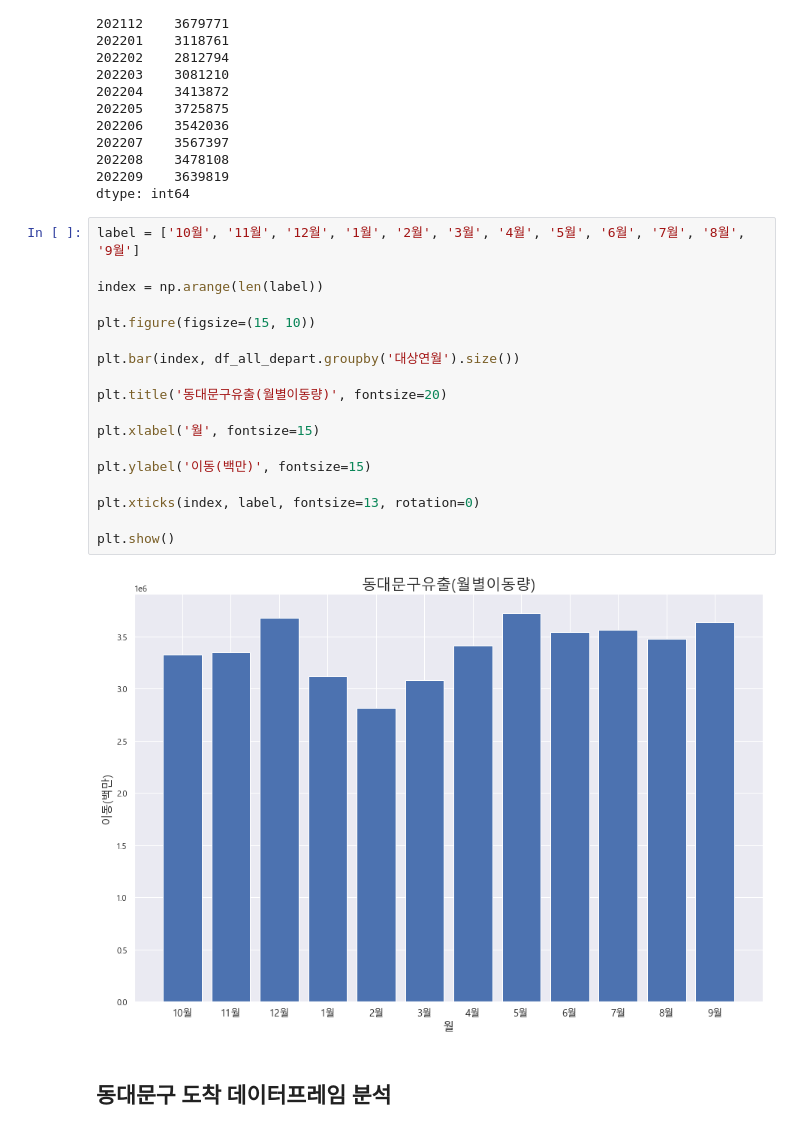
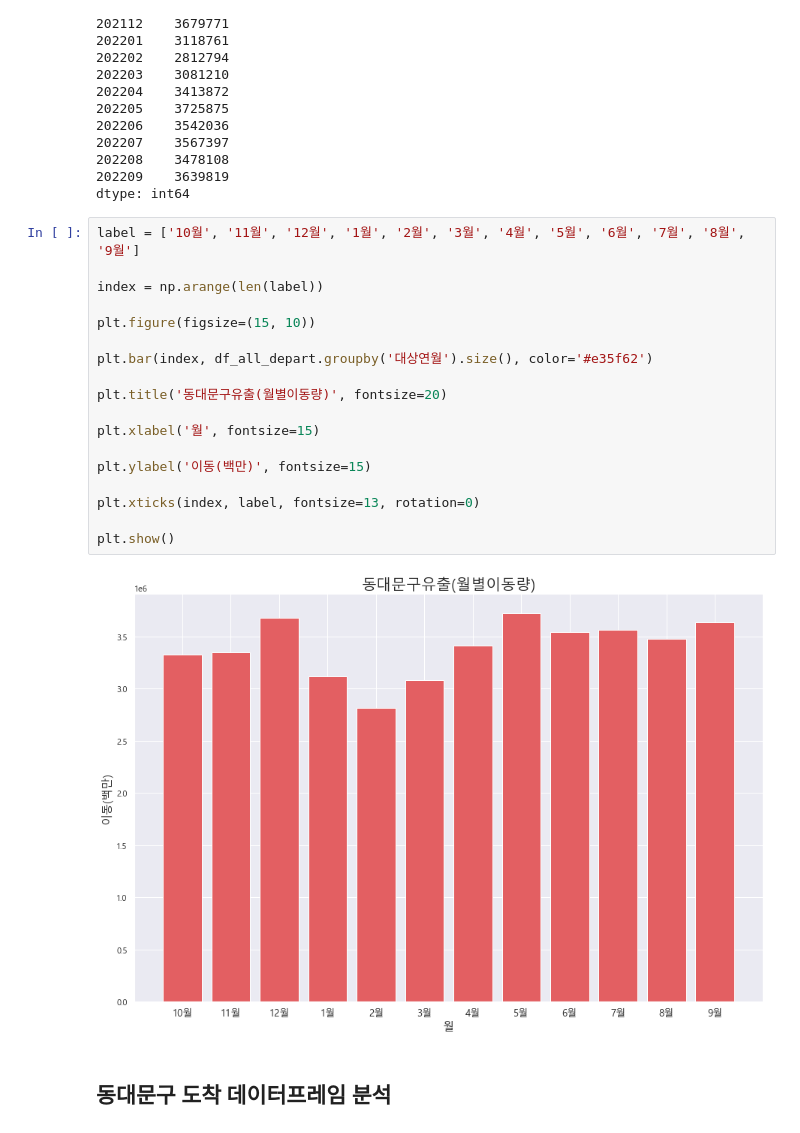
Before and after one commit to songhyeonjun/bigdata, a Jupyter notebook: 인턴교육/동대문구 유동인구/생활이동 분석.ipynb, the cells around one changed output. Drawn from its saved outputs; the diff is of its cells as text.

```diff
--- a/인턴교육/동대문구 유동인구/생활이동 분석.ipynb
+++ b/인턴교육/동대문구 유동인구/생활이동 분석.ipynb
@@ -208,23 +208,23 @@ dtype: int64
 # %%
 label = ['10월', '11월', '12월', '1월', '2월', '3월', '4월', '5월', '6월', '7월', '8월', '9월']
 
 index = np.arange(len(label))
 
 plt.figure(figsize=(15, 10))
 
-plt.bar(index, df_all_depart.groupby('대상연월').size())
+plt.bar(index, df_all_depart.groupby('대상연월').size(), color='#e35f62')
 
 plt.title('동대문구유출(월별이동량)', fontsize=20)
 
 plt.xlabel('월', fontsize=15)
 
 plt.ylabel('이동(백만)', fontsize=15)
 
 plt.xticks(index, label, fontsize=13, rotation=0)
 
 plt.show()
 # %% [output]
-[figure, old version]
+[figure, new version]
 # %% [markdown]
 ## 동대문구 도착 데이터프레임 분석
 # %%
```
Also changed, not shown: parts of 8 cells of this notebook, 1 other file.
